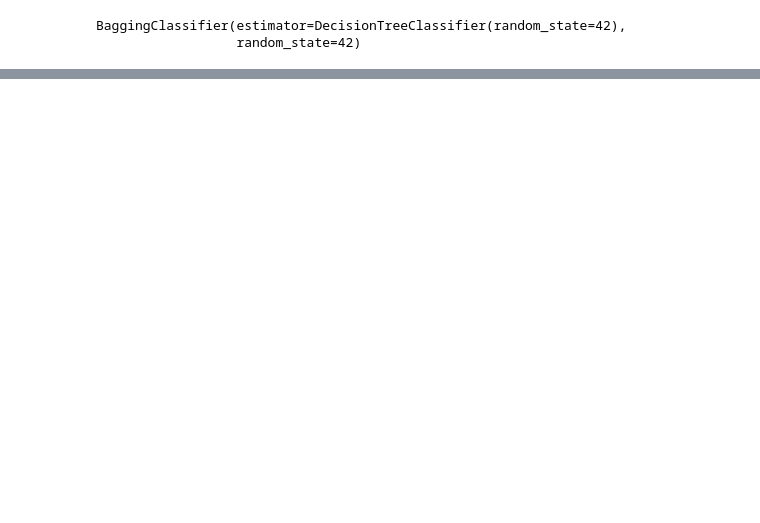
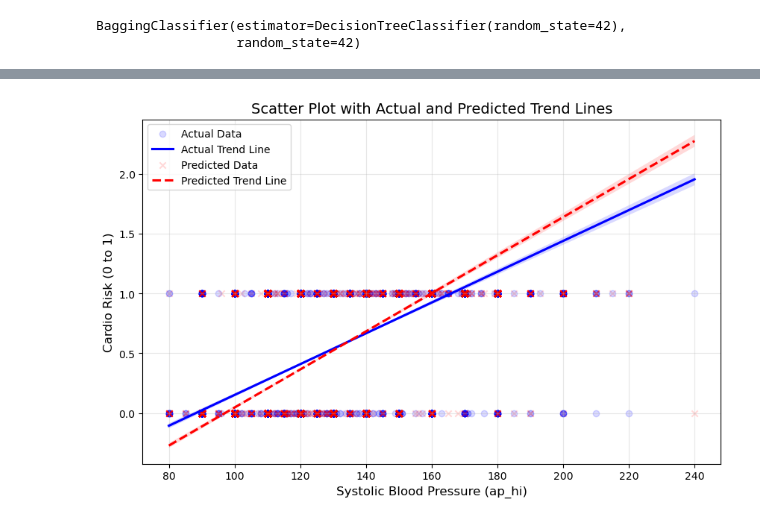
Before and after one commit to S1226M/Engineering_Programs, a Jupyter notebook: Sem-6/MLDL/Cardiovascular Disease/Training.ipynb, the cells around one changed output, grey strips where cells are left out. Drawn from its saved outputs; the diff is of its cells as text; code cells hidden in the pictures; blank space fills up the shorter version.

```diff
--- a/Sem-6/MLDL/Cardiovascular Disease/Training.ipynb
+++ b/Sem-6/MLDL/Cardiovascular Disease/Training.ipynb
@@ -63,0 +102,24 @@ Accuracy(%): 70.57%
+# %%
+import matplotlib.pyplot as plt
+import seaborn as sns
+
+plt.figure(figsize=(10, 6))
+
+# 1. Plot Actual Points and the Actual Trend Line (Blue)
+sns.regplot(x=X_test['ap_hi'], y=y_test, color='blue',
+            scatter_kws={'alpha':0.15}, line_kws={'label': 'Actual Trend Line'},
+            label='Actual Data')
+
+# 2. Plot Predicted Points and the Predicted Trend Line (Red)
+sns.regplot(x=X_test['ap_hi'], y=y_pred, color='red', marker='x',
+            scatter_kws={'alpha':0.15}, line_kws={'label': 'Predicted Trend Line', 'linestyle': '--'},
+            label='Predicted Data')
+
+plt.title('Scatter Plot with Actual and Predicted Trend Lines', fontsize=14)
+plt.xlabel('Systolic Blood Pressure (ap_hi)', fontsize=12)
+plt.ylabel('Cardio Risk (0 to 1)', fontsize=12)
+plt.legend(loc='best')
+plt.grid(True, alpha=0.3)
+plt.show()
+# %% [output]
+[figure, added]
```
Also changed, not shown: parts of 4 cells of this notebook, 16 other files.
